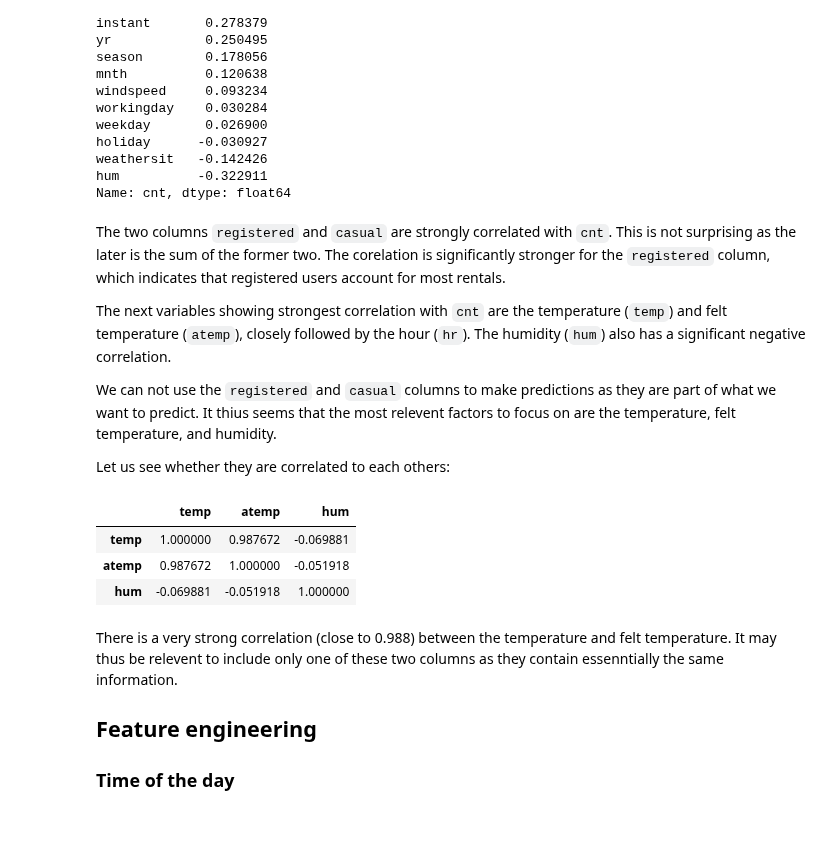
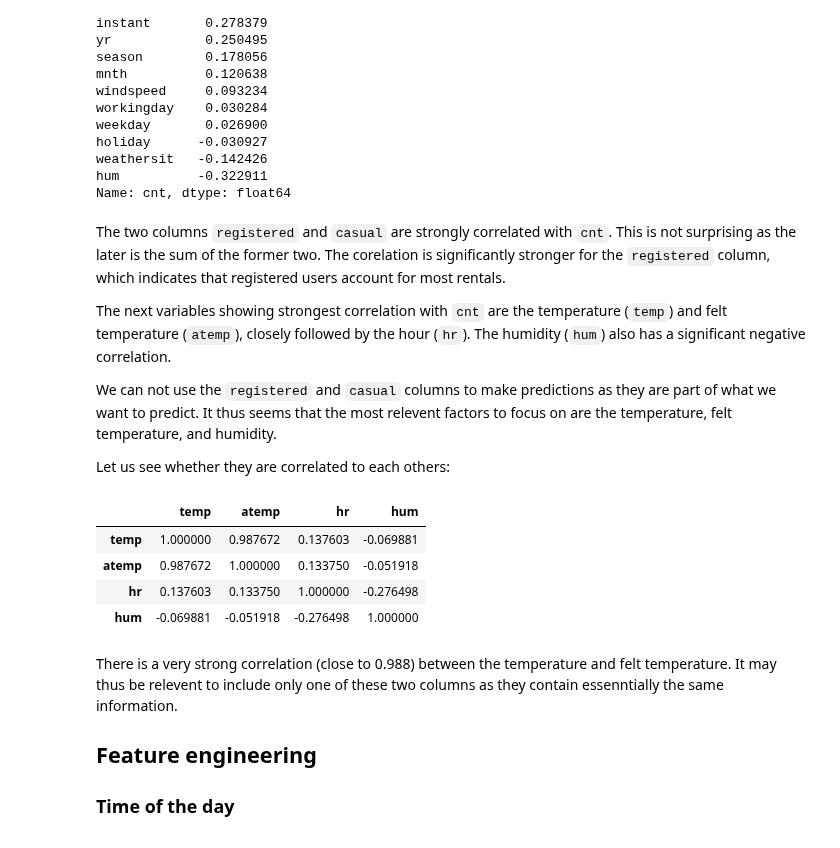
Before and after one commit to FlorentCLMichel/learning_data_science, a Jupyter notebook: Projects_Jupyter/Predicting_Bike_Rentals.ipynb, the cells around one changed output. Drawn from its saved outputs; the diff is of its cells as text; code cells hidden in the pictures.

```diff
--- a/Projects_Jupyter/Predicting_Bike_Rentals.ipynb
+++ b/Projects_Jupyter/Predicting_Bike_Rentals.ipynb
@@ -108,17 +124,18 @@ The next variables showing strongest correlation with `cnt` are the temperature
 The humidity (`hum`) also has a significant  negative correlation.
 
 We can not use the `registered` and `casual` columns to make predictions as they are part of what we want to predict.
-It thius seems that the most relevent factors to focus on are the temperature, felt temperature, and humidity.
+It thus seems that the most relevent factors to focus on are the temperature, felt temperature, and humidity.
 
 Let us see whether they are correlated to each others:
 # %%
-cols = ['temp', 'atemp', 'hum']
+cols = ['temp', 'atemp', 'hr', 'hum']
 bike_rentals[cols].corr()
 # %% [output]
-|  | temp | atemp | hum |
-| temp | 1.000000 | 0.987672 | -0.069881 |
-| atemp | 0.987672 | 1.000000 | -0.051918 |
-| hum | -0.069881 | -0.051918 | 1.000000 |
+|  | temp | atemp | hr | hum |
+| temp | 1.000000 | 0.987672 | 0.137603 | -0.069881 |
+| atemp | 0.987672 | 1.000000 | 0.133750 | -0.051918 |
+| hr | 0.137603 | 0.133750 | 1.000000 | -0.276498 |
+| hum | -0.069881 | -0.051918 | -0.276498 | 1.000000 |
 # %% [markdown]
 There is a very strong correlation (close to 0.988) between the temperature and felt temperature.
 It may thus be relevent to include only one of these two columns as they contain essenntially the same information.
```
Also changed, not shown: parts of 45 cells of this notebook, 1 other file.
